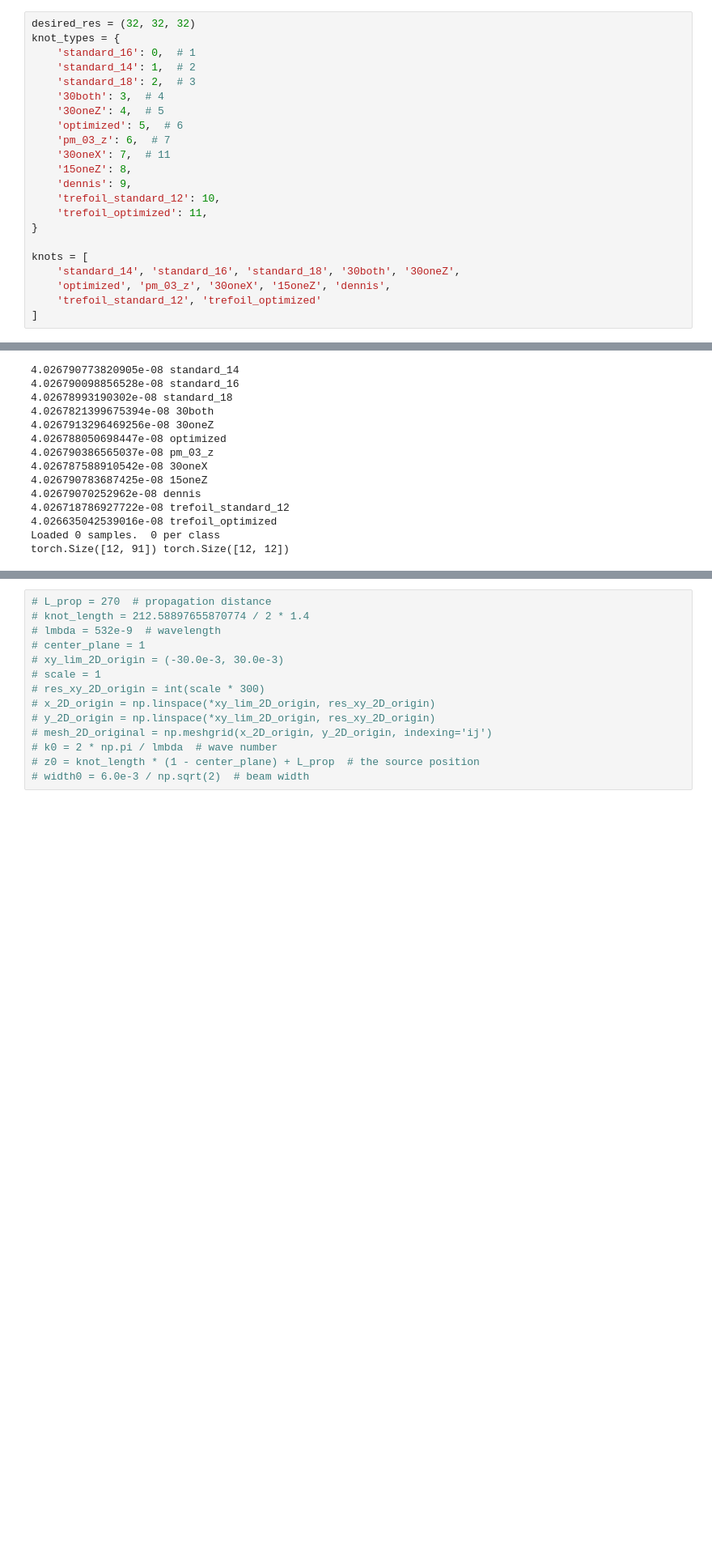
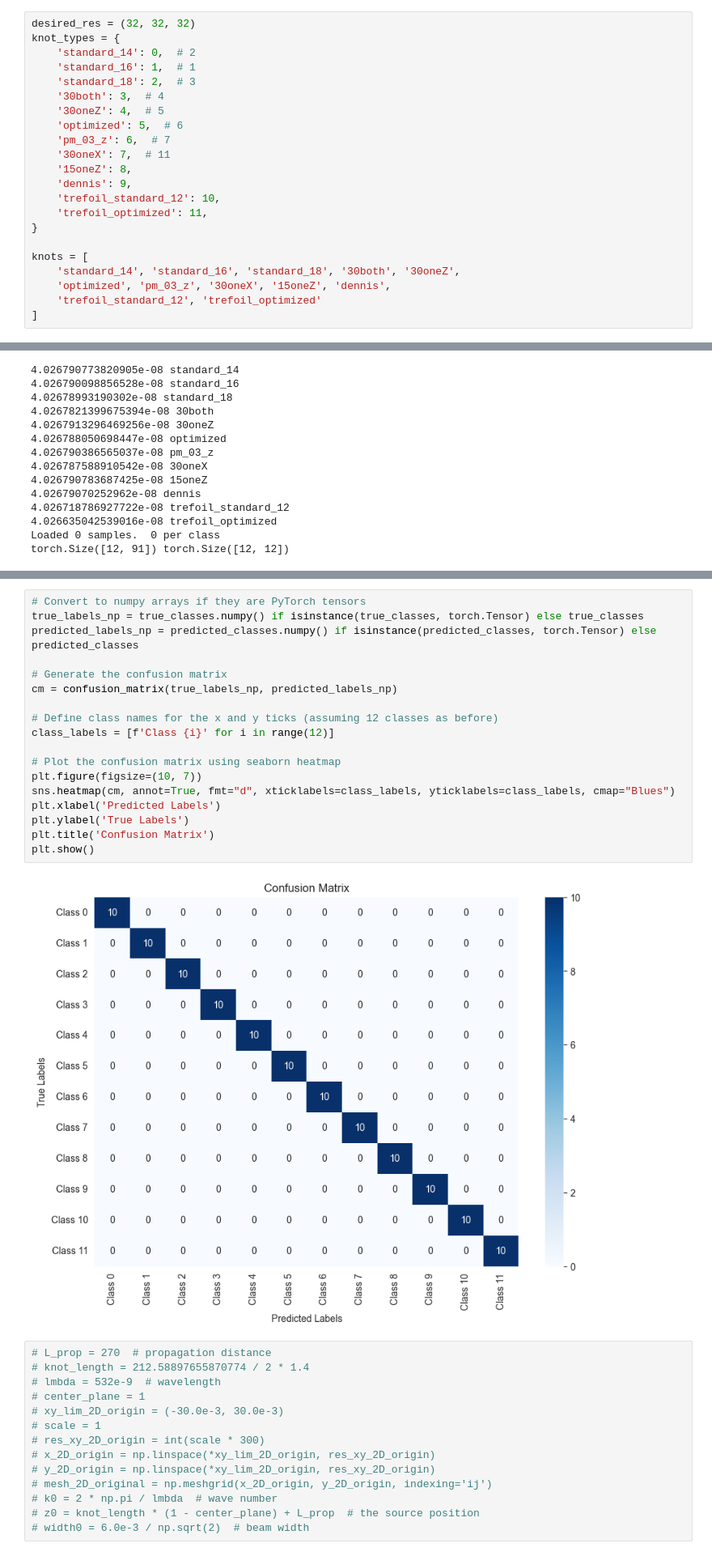
Before and after one commit to xdshiro/Turbulence, a Jupyter notebook: knots_propagation/classification_tuning/best_models/classification_MSE.ipynb, the cells around one changed output, grey strips where cells are left out. Shown: that part at 81% size. Saved outputs shown, nothing was run; the diff lists cells and outputs as text; blank space fills up the shorter version.

```diff
--- a/knots_propagation/classification_tuning/best_models/classification_MSE.ipynb
+++ b/knots_propagation/classification_tuning/best_models/classification_MSE.ipynb
@@ -35,8 +35,8 @@ device = torch.device("cuda" if torch.cuda.is_available() else "cpu")
 # %%
 desired_res = (32, 32, 32)
 knot_types = {
-	'standard_16': 0,  # 1
-	'standard_14': 1,  # 2
+	'standard_14': 0,  # 2
+	'standard_16': 1,  # 1
 	'standard_18': 2,  # 3
 	'30both': 3,  # 4
 	'30oneZ': 4,  # 5
@@ -442,3 +500,23 @@ plt.show()
+# %%
+# Convert to numpy arrays if they are PyTorch tensors
+true_labels_np = true_classes.numpy() if isinstance(true_classes, torch.Tensor) else true_classes
+predicted_labels_np = predicted_classes.numpy() if isinstance(predicted_classes, torch.Tensor) else predicted_classes
+
+# Generate the confusion matrix
+cm = confusion_matrix(true_labels_np, predicted_labels_np)
+
+# Define class names for the x and y ticks (assuming 12 classes as before)
+class_labels = [f'Class {i}' for i in range(12)]
+
+# Plot the confusion matrix using seaborn heatmap
+plt.figure(figsize=(10, 7))
+sns.heatmap(cm, annot=True, fmt="d", xticklabels=class_labels, yticklabels=class_labels, cmap="Blues")
+plt.xlabel('Predicted Labels')
+plt.ylabel('True Labels')
+plt.title('Confusion Matrix')
+plt.show()
+# %% [output]
+[figure, added]
 # %%
 # L_prop = 270  # propagation distance
 # knot_length = 212.58897655870774 / 2 * 1.4
```
Also changed, not shown: parts of 3 cells of this notebook.
